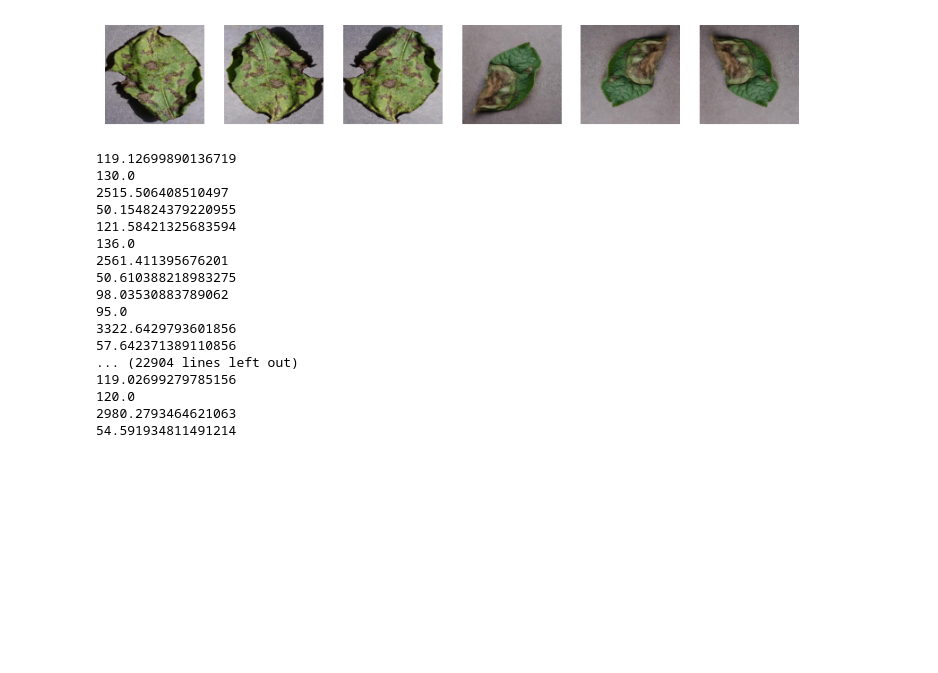
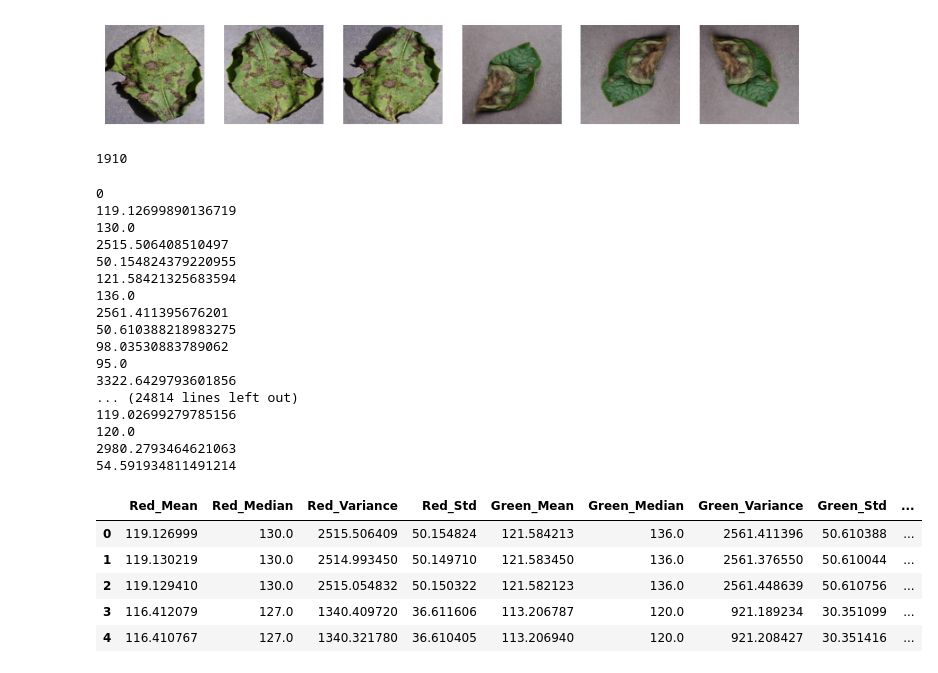
Before and after one commit to arfan64shah/Potato_Disease_DetectionandClassifictaion, a Jupyter notebook: Binary/binary.ipynb, the cells around one changed output. Saved outputs shown, nothing was run; the diff lists cells and outputs as text; code cells hidden in the pictures; blank space fills up the shorter version.

```diff
--- a/Binary/binary.ipynb
+++ b/Binary/binary.ipynb
@@ -139,11 +139,16 @@ for x in range(min(6, len(images_list))):
 plt.show()
 # %% [output]
 [figure]
+# %%
+len(images_list)
+# %% [output]
+1910
 # %%
 # now convert the image into array and then extract features
 import math
 import openpyxl
 for y in range(len(images_list)):
+    print(y)
     image = images_list[y]
     image_array = np.asarray(image)
 
@@ -186,13 +191,14 @@ for y in range(len(images_list)):
     values = [Red_mean, Red_median, Red_variance, Red_std, Green_mean, Green_median, Green_variance, Green_std, Blue_mean, Blue_median, Blue_variance, Blue_std]
 
     #writes into the general file
-    outWorkbook = openpyxl.load_workbook("potato_features.xlsx")
+    outWorkbook = openpyxl.load_workbook("unhealthy_potato_features.xlsx")
     outSheet = outWorkbook.active
     outSheet.append(values)
 
     #here the general file is being saved
-    outWorkbook.save(filename="potato_features.xlsx")
+    outWorkbook.save(filename="unhealthy_potato_features.xlsx")
 # %% [output]
+0
 119.12699890136719
 130.0
 2515.506408510497
@@ -204,9 +210,20 @@ for y in range(len(images_list)):
 98.03530883789062
 95.0
 3322.6429793601856
-57.642371389110856
-... (22904 lines left out)
+... (24814 lines left out)
 119.02699279785156
 120.0
 2980.2793464621063
 54.591934811491214
+# %%
+# read the potato csv file
+import pandas as pd
+unhealthy_data = pd.read_excel('unhealthy_potato_features.xlsx')
+unhealthy_data.head()
+# %% [output]
+|  | Red_Mean | Red_Median | Red_Variance | Red_Std | Green_Mean | Green_Median | Green_Variance | Green_Std | ... |
+| 0 | 119.126999 | 130.0 | 2515.506409 | 50.154824 | 121.584213 | 136.0 | 2561.411396 | 50.610388 | ... |
+| 1 | 119.130219 | 130.0 | 2514.993450 | 50.149710 | 121.583450 | 136.0 | 2561.376550 | 50.610044 | ... |
+| 2 | 119.129410 | 130.0 | 2515.054832 | 50.150322 | 121.582123 | 136.0 | 2561.448639 | 50.610756 | ... |
+| 3 | 116.412079 | 127.0 | 1340.409720 | 36.611606 | 113.206787 | 120.0 | 921.189234 | 30.351099 | ... |
+| 4 | 116.410767 | 127.0 | 1340.321780 | 36.610405 | 113.206940 | 120.0 | 921.208427 | 30.351416 | ... |
```
Also changed, not shown: parts of 11 cells of this notebook, 5 other files.
